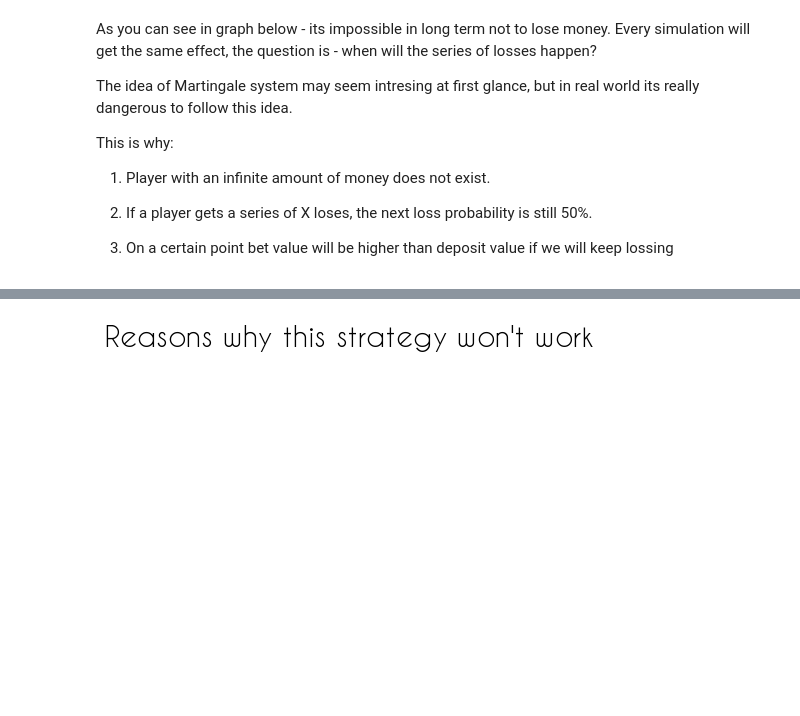
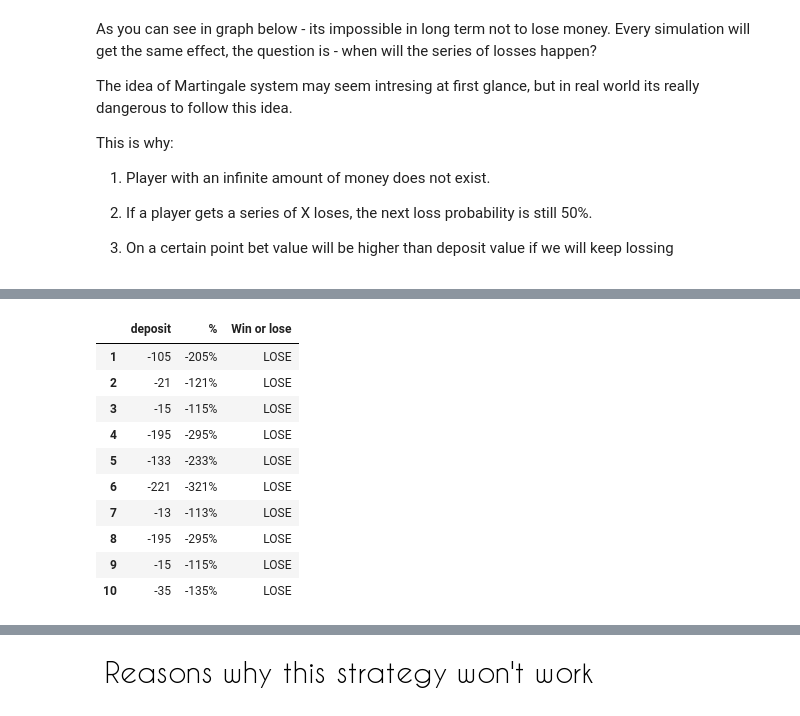
Before and after one commit to AdamSikorski/The-Martingale-betting-system, a Jupyter notebook: Martingale_system.ipynb, the cells around one changed output, grey strips where cells are left out. Drawn from its saved outputs; the diff is of its cells as text; code cells hidden in the pictures; blank space fills up the shorter version.

```diff
--- a/Martingale_system.ipynb
+++ b/Martingale_system.ipynb
@@ -98,0 +102,76 @@ last bet values:  [4, 2, 4, 8, 16, 32, 64, 128, 256, 512]
+# %%
+import pandas as pd
+
+
+def single_simulation():
+
+  deposit = 100
+  global starting_deposit
+  starting_deposit = deposit
+  bet = 1
+  game_counter = 0
+  global last_value_of_deposit
+  last_value_of_deposit = 0
+
+  while game_counter <= 10000:
+
+    deposit = deposit - bet
+    #print(deposit)
+    game_output = game()
+
+    if game_output == 'win':
+      deposit += bet*2
+      bet = 2
+    else:
+      bet = bet * 2
+
+    last_value_of_deposit = deposit
+    game_counter +=1
+
+    if deposit <=0:
+      break
+  return last_value_of_deposit
+
+lvod_list = []
+for i in range(10000):
+  lvod_list.append(single_simulation())
+
+
+single_simulation()
+win_or_lose = []
+change_list = []
+winning_players = []
+for i in range(len(lvod_list)):
+  change = (lvod_list[i] - starting_deposit) / starting_deposit
+  percentage = "{:.0%}".format(change)
+  change_list.append(percentage)
+  if change > 1.0:
+    winning_players.append(change)
+    win_or_lose.append("WIN")
+  else:
+    win_or_lose.append("LOSE")
+
+
+name_list = []
+for number in range(1,10001):
+  list_element = 'player.' + str(number)
+  name_list.append(list_element)
+
+df = pd.DataFrame({'deposit': lvod_list,
+                 '%': change_list,
+                  'Win or lose': win_or_lose})
+
+df.index = np.arange(1, len(df)+1)
+df[0:10]
+# %% [output]
+|  | deposit | % | Win or lose |
+| 1 | -105 | -205% | LOSE |
+| 2 | -21 | -121% | LOSE |
+| 3 | -15 | -115% | LOSE |
+| 4 | -195 | -295% | LOSE |
+| 5 | -133 | -233% | LOSE |
+| 6 | -221 | -321% | LOSE |
+| 7 | -13 | -113% | LOSE |
+| 8 | -195 | -295% | LOSE |
+| 9 | -15 | -115% | LOSE |
+| 10 | -35 | -135% | LOSE |
```
Also changed, not shown: parts of 5 cells of this notebook.
